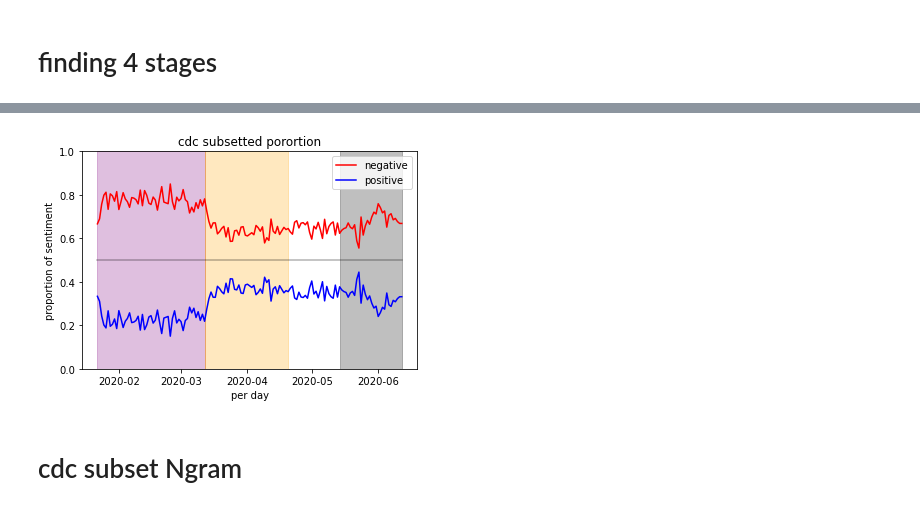
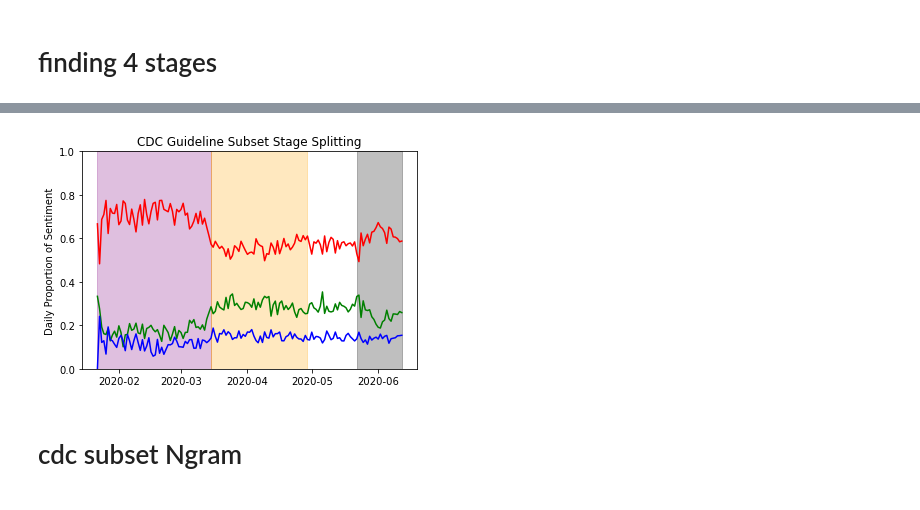
Before and after one commit to Alexander-Kahanek/COVID_Research, a Jupyter notebook: analysis/cdc_stages.ipynb, the cells around one changed output, grey strips where cells are left out. Cells and saved outputs as stored; diff of their text form; code cells hidden in the pictures.

Commit message:
neutral added to stage split

```diff
--- a/analysis/cdc_stages.ipynb
+++ b/analysis/cdc_stages.ipynb
@@ -105,10 +156,21 @@ there are a total of 53272 tweets after subsetting for cdc keywords
 # %% [markdown]
 # finding 4 stages
 # %%
+# negative
 x_y_dict = {x:y for x,y in enumerate(cdc.groupby(['date']).agg({'is_negative':'mean'})['is_negative'])}
 date2i = {i:date for i,date in enumerate(cdc.groupby(['date']).agg({'is_negative':'mean'}).index)}
-X = [x for x in x_y_dict]
-Y = [x_y_dict[x] for x in x_y_dict]
+Xneg = [x for x in x_y_dict]
+Yneg = [x_y_dict[x] for x in x_y_dict]
+
+x_y_dict = {x:y for x,y in enumerate(cdc.groupby(['date']).agg({'is_positive':'mean'})['is_positive'])}
+# date2i = {i:date for i,date in enumerate(raw.groupby(['date']).agg({'is_positive':'mean'}).index)}
+Xpos = [x for x in x_y_dict]
+Ypos = [x_y_dict[x] for x in x_y_dict]
+
+x_y_dict = {x:y for x,y in enumerate(cdc.groupby(['date']).agg({'is_neutral':'mean'})['is_neutral'])}
+# date2i = {i:date for i,date in enumerate(raw.groupby(['date']).agg({'is_neutral':'mean'}).index)}
+Xneut = [x for x in x_y_dict]
+Yneut = [x_y_dict[x] for x in x_y_dict]
 
 def best_fit(X, Y):
     xbar = sum(X)/len(X)
@@ -125,22 +187,30 @@ def best_fit(X, Y):
 # import math as m
 keep = None
 
-for a in range(3, len(X)-2): # 3 to 139
-    for b in range(4, len(X)-3):
-        for c in range(4, len(X)-3):
-            if a < b and b - a > 3 and c - b > 3: # splits are concurrent and the middle section is at least 3
-                X1, X2, X3, X4 = X[0:a], X[a:b], X[b:c], X[c:]
-                Y1, Y2, Y3, Y4 = Y[0:a], Y[a:b], Y[b:c], Y[c:]
-                if len(X1) >= 3 and len(X2) >= 3 and len(X3) >= 3 and len(X4) >= 3: # min length of stages?
-                    s1, s2, s3, s4 = best_fit(X1, Y1), best_fit(X2, Y2), best_fit(X3, Y3), best_fit(X4, Y4)
-                    ss = abs(s1) + abs(s2) + abs(s3) + abs(s4)
-                    # if sum of slopes is closer to 0, then keep
+for a in range(3, len(Xneg)-9): # 3 to 139
+    for b in range(6, len(Xneg)-6): # 6 to 138
+        for c in range(9, len(Xneg)-3): # 9 to 137
+            if a < b < c: # splits are concurrent
+                X1neg, X2neg, X3neg, X4neg = Xneg[0:a], Xneg[a:b], Xneg[b:c], Xneg[c:]
+                Y1neg, Y2neg, Y3neg, Y4neg = Yneg[0:a], Yneg[a:b], Yneg[b:c], Yneg[c:]
+
+                X1pos, X2pos, X3pos, X4pos = Xpos[0:a], Xpos[a:b], Xpos[b:c], Xpos[c:]
+                Y1pos, Y2pos, Y3pos, Y4pos = Ypos[0:a], Ypos[a:b], Ypos[b:c], Ypos[c:]
+
+                X1neut, X2neut, X3neut, X4neut = Xneut[0:a], Xneut[a:b], Xneut[b:c], Xneut[c:]
+                Y1neut, Y2neut, Y3neut, Y4neut = Yneut[0:a], Yneut[a:b], Yneut[b:c], Yneut[c:]
+
+                if len(X1neg) >= 3 and len(X2neg) >= 3 and len(X3neg) >= 3 and len(X4neg) >= 3: # min length of stages?
+
+                    s1neg, s2neg, s3neg, s4neg = best_fit(X1neg, Y1neg), best_fit(X2neg, Y2neg), best_fit(X3neg, Y3neg), best_fit(X4neg, Y4neg)
+                    s1pos, s2pos, s3pos, s4pos = best_fit(X1pos, Y1pos), best_fit(X2pos, Y2pos), best_fit(X3pos, Y3pos), best_fit(X4pos, Y4pos)
+                    s1neut, s2neut, s3neut, s4neut = best_fit(X1neut, Y1neut), best_fit(X2neut, Y2neut), best_fit(X3neut, Y3neut), best_fit(X4neut, Y4neut)
+
+                    val2min = abs(s1neg) + abs(s3neg) + abs(s1pos) + abs(s3pos) + abs(s1neut) + abs(s3neut)
                     if keep is None:
-                        keep = (a, b, c, s1, s2, s3, s4, ss)
-                    # elif abs(s1) < abs(keep[3]) and s2 < keep[4] and abs(s3) < abs(keep[5]) and s4 - keep[6] > 0:
-                    # elif s2 - keep[6] < 0 and s4 - keep[6] > 0:
-                    elif abs(s1) + abs(s3) < abs(keep[3]) + abs(keep[5]):
-                        keep = (a, b, c, s1, s2, s3, s4, ss)
+                        keep = (a, b, c, val2min)
+                    elif val2min < abs(keep[3]):
+                        keep = (a, b, c, val2min)
 
 
 print(keep)
@@ -148,10 +218,10 @@ print(f'splits are at {date2i[keep[0]]}, {date2i[keep[1]]}, {date2i[keep[2]]}')
 
 fig, ax = plt.subplots(nrows=1, ncols=1, figsize=(6, 4)) #sharey = True
 
-ndf = cdc.groupby(['date']).agg({'is_negative':'mean', 'count':'count'}).reset_index()
-ndf['nnegative'] = ndf['count'] * ndf['is_negative']
-ndf['npositive'] = ndf['count'] - ndf['nnegative']
-ndf['is_positive'] = 1 - ndf['is_negative']
+ndf = cdc.groupby(['date']).agg({'count':'count', 'is_negative':'mean', 'is_negative2':'sum', 'is_positive':'mean', 'is_positive2':'sum', 'is_neutral':'mean', 'is_neutral2':'sum'}).reset_index()
+ndf['nnegative'] = ndf['is_negative2']
+ndf['npositive'] = ndf['is_positive2']
+ndf['nneutral'] = ndf['is_neutral2']
 # sum = ndf['count'].sum()
 avg_day = ndf['count'].mean()
 npos = int(ndf['npositive'].sum())
@@ -161,9 +231,10 @@ splits = [date2i[keep[0]], date2i[keep[1]], date2i[keep[2]]]
 colors = ['purple', 'orange', 'black']
 # print(min_date)
 
-ax.plot(ndf['date'], ndf.is_negative, color= 'r', label='negative')
-ax.plot(ndf['date'], ndf.is_positive, color = 'b', label='positive')
-ax.plot((min_date,max_date),(0.5,0.5), color='black', alpha=0.3)
+ax.plot(ndf['date'], ndf.is_negative, color= 'r', label='Negative')
+ax.plot(ndf['date'], ndf.is_positive, color = 'g', label='Positive')
+ax.plot(ndf['date'], ndf.is_neutral, color = 'b', label='Neutral')
+# ax.plot((min_date,max_date),(0.5,0.5), color='black', alpha=0.3)
 for i, split in enumerate(splits):
     if i == 0:
         ax.axvspan(min_date, split, 0, 1, alpha=0.25, color=colors[0])
@@ -173,10 +244,9 @@ for i, split in enumerate(splits):
         last = split
     if i == len(splits)-1:
         ax.axvspan(split, max_date, 0, 1, alpha=0.25, color=colors[2])
-ax.set_ylabel('proportion of sentiment')
-ax.set_xlabel('per day')
-ax.set_title(f'cdc subsetted porortion')
+ax.set_ylabel('Daily Proportion of Sentiment')
+ax.set_title(f'CDC Guideline Subset Stage Splitting')
 ax.set_ylim(0,1)
-ax.legend()
+# ax.legend()
 plt.show()
 # %% [output]
@@ -185,4 +255,4 @@ splits are at 2020-03-12, 2020-04-20, 2020-05-14
-[figure, old version]
+[figure, new version]
 # %% [markdown]
 # cdc subset Ngram
 # %%
```
Also changed, not shown: parts of 2 cells of this notebook, 1 other file.
